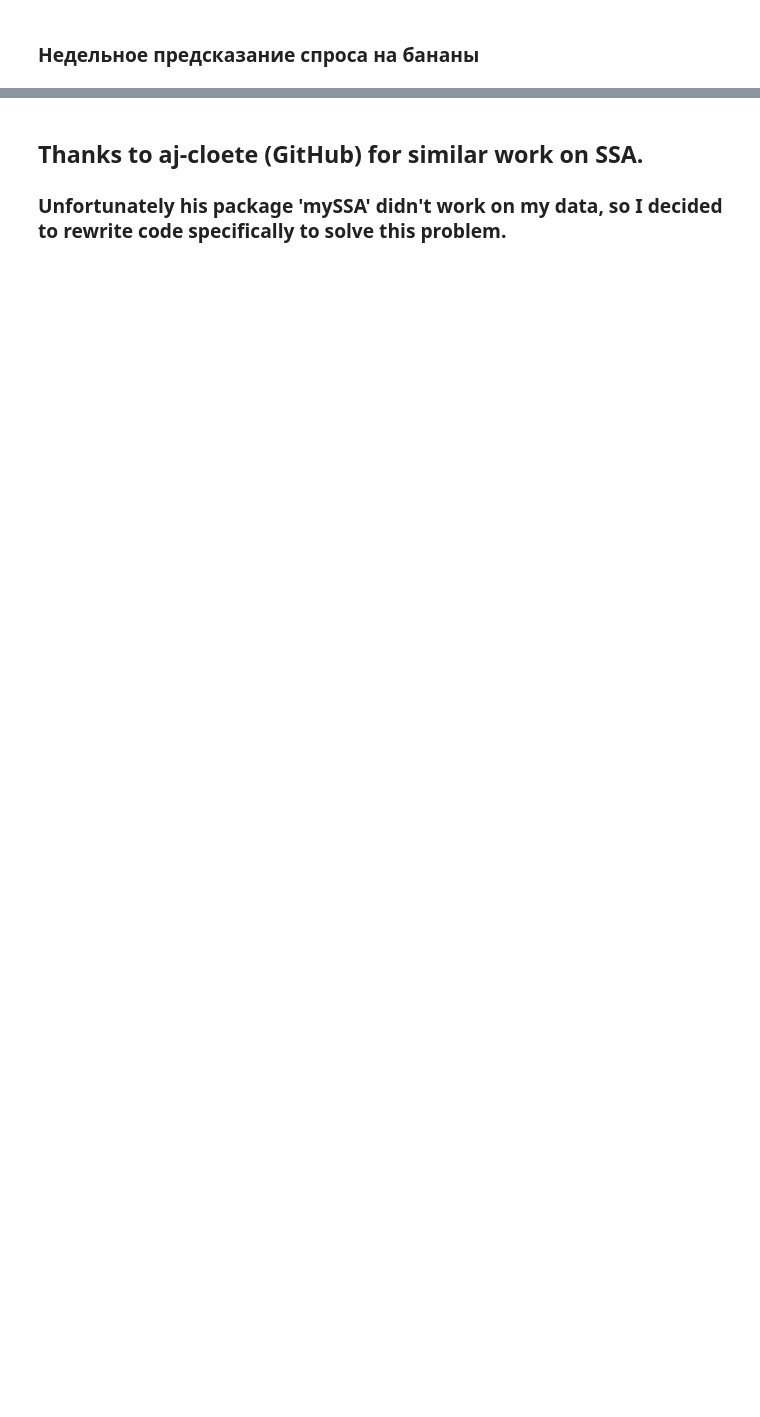
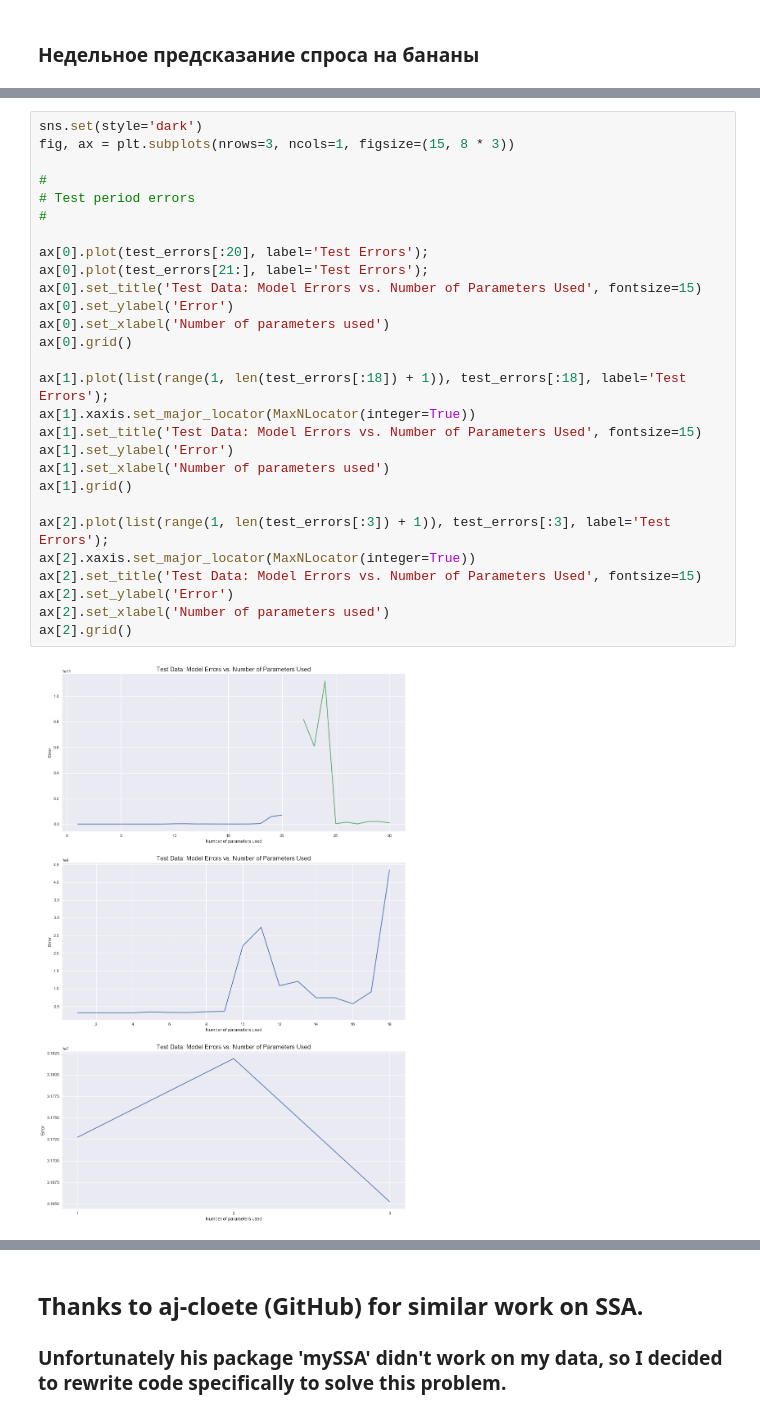
Before and after one commit to Intelligent-Systems-Phystech/StartCode, a Jupyter notebook: Akhiarov2018Problem20/main.ipynb, the cells around one changed output, grey strips where cells are left out. Drawn from its saved outputs; the diff is of its cells as text; blank space fills up the shorter version.

```diff
--- a/Akhiarov2018Problem20/main.ipynb
+++ b/Akhiarov2018Problem20/main.ipynb
@@ -201,0 +271,30 @@ ax.grid()
+# %%
+sns.set(style='dark')
+fig, ax = plt.subplots(nrows=3, ncols=1, figsize=(15, 8 * 3))
+
+#
+# Test period errors
+#
+
+ax[0].plot(test_errors[:20], label='Test Errors');
+ax[0].plot(test_errors[21:], label='Test Errors');
+ax[0].set_title('Test Data: Model Errors vs. Number of Parameters Used', fontsize=15)
+ax[0].set_ylabel('Error')
+ax[0].set_xlabel('Number of parameters used')
+ax[0].grid()
+
+ax[1].plot(list(range(1, len(test_errors[:18]) + 1)), test_errors[:18], label='Test Errors');
+ax[1].xaxis.set_major_locator(MaxNLocator(integer=True))
+ax[1].set_title('Test Data: Model Errors vs. Number of Parameters Used', fontsize=15)
+ax[1].set_ylabel('Error')
+ax[1].set_xlabel('Number of parameters used')
+ax[1].grid()
+
+ax[2].plot(list(range(1, len(test_errors[:3]) + 1)), test_errors[:3], label='Test Errors');
+ax[2].xaxis.set_major_locator(MaxNLocator(integer=True))
+ax[2].set_title('Test Data: Model Errors vs. Number of Parameters Used', fontsize=15)
+ax[2].set_ylabel('Error')
+ax[2].set_xlabel('Number of parameters used')
+ax[2].grid()
+# %% [output]
+[figure, added]
```
Also changed, not shown: parts of 14 cells of this notebook.
